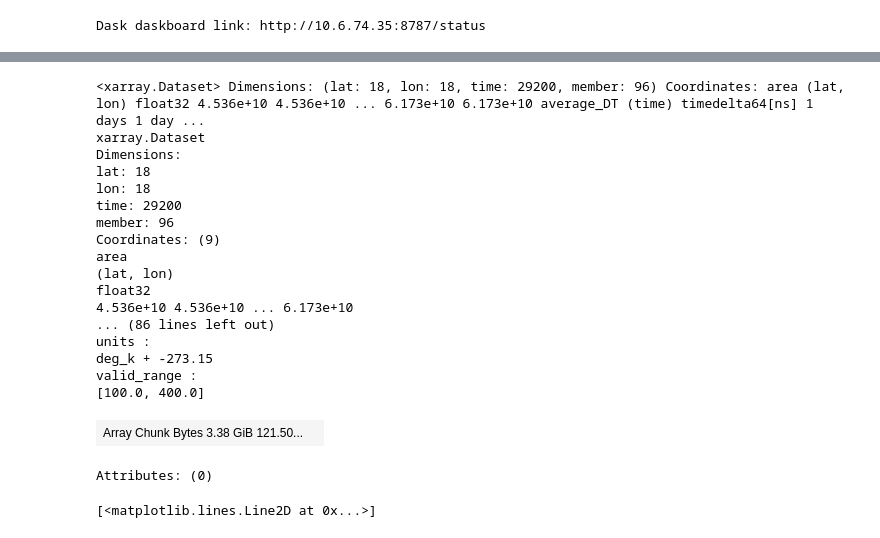
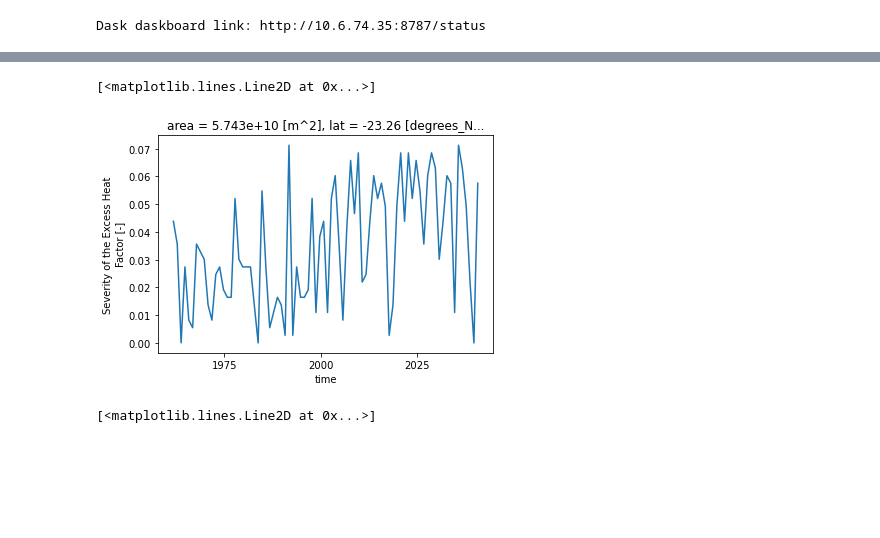
Before and after one commit to dougiesquire/CAFE-f6_documentation, a Jupyter notebook: notebooks/exploratory/prepare_data.ipynb, the cells around one changed output, grey strips where cells are left out. Drawn from its saved outputs; the diff is of its cells as text; code cells hidden in the pictures; blank space fills up the shorter version.

```diff
--- a/notebooks/exploratory/prepare_data.ipynb
+++ b/notebooks/exploratory/prepare_data.ipynb
@@ -147,33 +67,10 @@ Attributes: (0)
-# %%
-correct_bias_additive(
-    ds,
-    obsv_file="data/processed/AGCD.daily.full.t_ref_Aus.zarr",
-    period=["1991-01-01", "2020-12-31"],
-    frequency="dayofyear",
-)
-# %% [output]
-<xarray.Dataset> Dimensions: (lat: 18, lon: 18, time: 29200, member: 96) Coordinates: area (lat, lon) float32 4.536e+10 4.536e+10 ... 6.173e+10 6.173e+10 average_DT (time) timedelta64[ns] 1 days 1 day ...
-xarray.Dataset
-Dimensions:
-lat: 18
-lon: 18
-time: 29200
-member: 96
-Coordinates: (9)
-area
-(lat, lon)
-float32
-4.536e+10 4.536e+10 ... 6.173e+10
-... (86 lines left out)
-units :
-deg_k + -273.15
-valid_range :
-[100.0, 400.0]
-| Array Chunk Bytes 3.38 GiB 121.50... |  |
-Attributes: (0)
 # %%
-hcst = xr.open_zarr("../../data/processed/CAFEf6.annual.days_over_1.EHF_sev_Aus.zarr")
-obsv = xr.open_zarr("../../data/processed/AGCD.annual.days_over_1.EHF_sev_Aus.zarr")
+ds = xr.open_zarr("../../data/processed/CAFE_hist.annual.days_over_1.EHF_sev_Aus.zarr")
+# %%
+ds["EHF_severity"].isel(lon=10, lat=10, member=0).plot()
+# %% [output]
+[<matplotlib.lines.Line2D at 0x...>]
+[figure, added]
 # %%
 lead = 9
 
```
Also changed, not shown: parts of 3 cells of this notebook, 6 other files.
